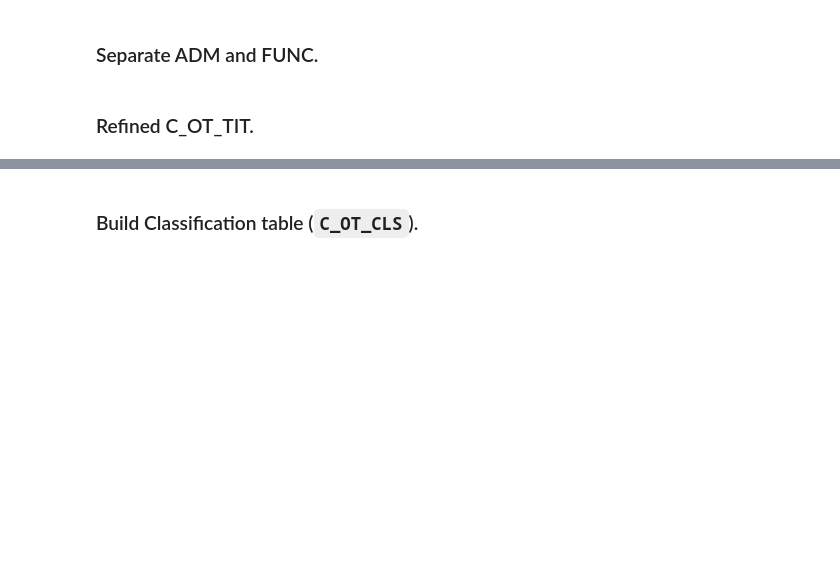
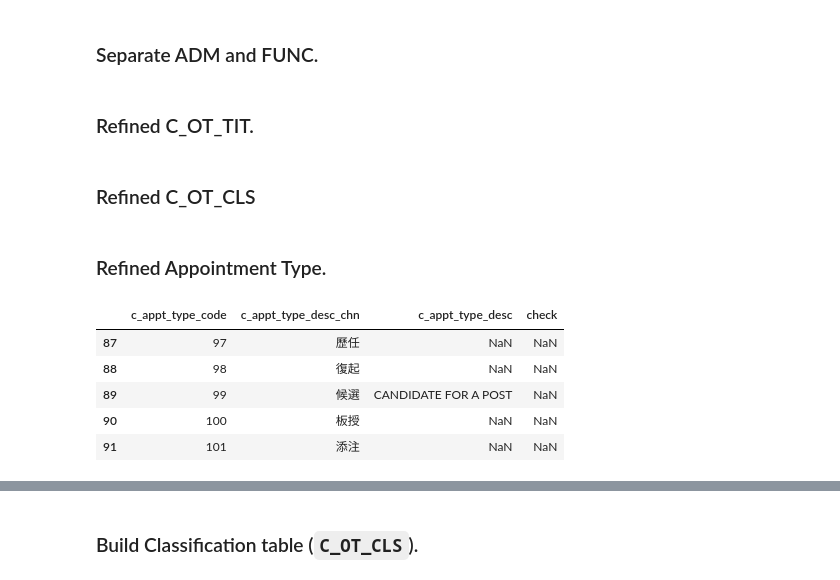
Before and after one commit to cbdb-project/CBDB_Laxmi, a Jupyter notebook: ming_office_title/script/prep_office_tbl.ipynb, the cells around one changed output, grey strips where cells are left out. Saved outputs shown, nothing was run; the diff lists cells and outputs as text; code cells hidden in the pictures; blank space fills up the shorter version.

```diff
--- a/ming_office_title/script/prep_office_tbl.ipynb
+++ b/ming_office_title/script/prep_office_tbl.ipynb
@@ -30,3 +40,5 @@ df_c_ot_tit_raw=pd.read_csv('https://docs.google.com/spreadsheets/d/e/2PACX-1vQw
 # %%
 df_c_ot_tit_raw[(df_c_ot_tit_raw.value_to_run==1)|(df_c_ot_tit_raw.value_to_run==2)].\
 to_csv('../data_output/C_OT_TIT.tsv', encoding='utf8', sep='\t', index=False)
+# %% [markdown]
+### Refined C_OT_CLS
@@ -33,3 +56,14 @@ to_csv('../data_output/C_OT_TIT.tsv', encoding='utf8', sep='\t', index=False)
+# %% [markdown]
+### Refined Appointment Type.
 # %%
-df_ming_title_raw=pd.read_csv('https://docs.google.com/spreadsheets/d/e/2PACX-1vSCmhbCk1B-9jjINMhy_VwikM6_Sn7bjdO7b_vaZJkVcYCCYlWVlhYVCFtAs0fPX-UEO62GWxaX1qAS/pub?gid=843266982&single=true&output=tsv',
-                              sep='\t')
+df_app_ty=pd.read_excel('https://docs.google.com/spreadsheets/d/e/2PACX-1vQwXjRmlMR9w2ZV2tcenPSz9UgE7WAgeumGxxCJlceQOZRQFgm6_mgMCAlC_GzM0yxxNsDOlU1-5aH-/pub?output=xlsx',
+                        sheetname='APPOINTMENT_TYPE_CODES'
+                       )
+df_app_ty.tail()
+# %% [output]
+|  | c_appt_type_code | c_appt_type_desc_chn | c_appt_type_desc | check |
+| 87 | 97 | 歷任 | NaN | NaN |
+| 88 | 98 | 復起 | NaN | NaN |
+| 89 | 99 | 候選 | CANDIDATE FOR A POST | NaN |
+| 90 | 100 | 板授 | NaN | NaN |
+| 91 | 101 | 添注 | NaN | NaN |
```
Also changed, not shown: parts of 12 cells of this notebook, 9 other files.
